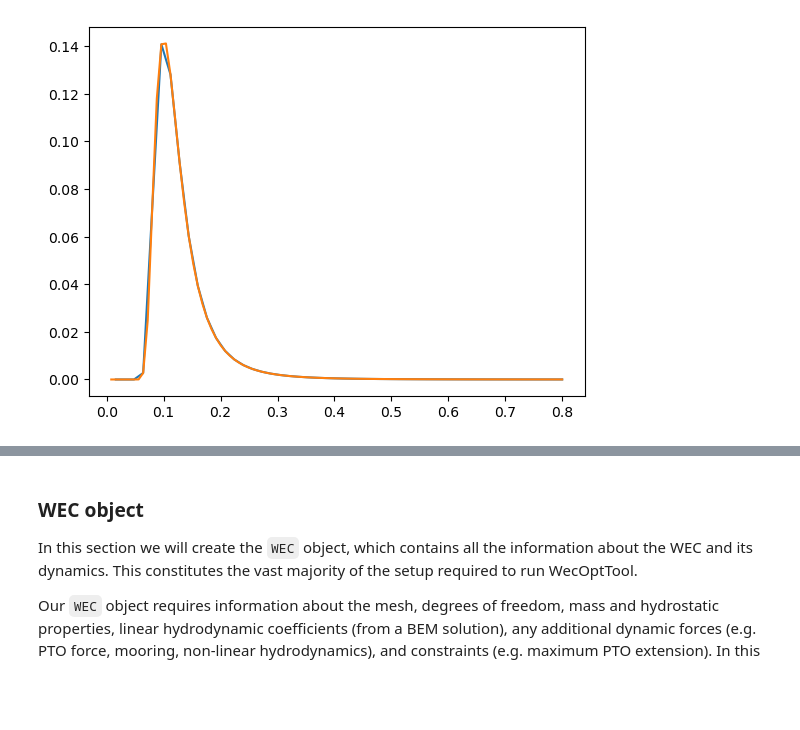
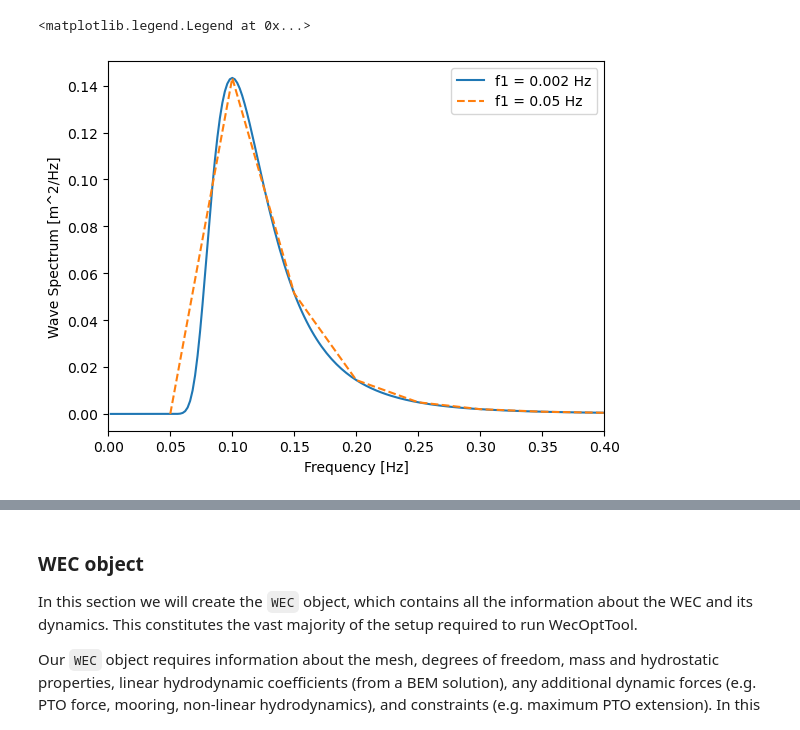
Before and after one commit to jtgrasb/WecOptTool, a Jupyter notebook: examples/tutorial_1_WaveBot.ipynb, the cells around one changed output, grey strips where cells are left out. Saved outputs shown, nothing was run; the diff lists cells and outputs as text; code cells hidden in the pictures; blank space fills up the shorter version.

```diff
--- a/examples/tutorial_1_WaveBot.ipynb
+++ b/examples/tutorial_1_WaveBot.ipynb
@@ -29,32 +29,44 @@ import scipy
 import wecopttool as wot
 # %%
 # test integral of spectrum to see how consistent it is
-nfreqs = np.linspace(50,100,2)
+nfreqs = np.linspace(50,100,1)
 
 Hs = .4
 Tp = 10
 Pspec = []
 plt.figure()
 
-for nfreq in nfreqs:
+f1s = np.linspace(.002,.05,2)
+
+for f1 in f1s:
     # first, create waves normally and plot the absorbable power vs. number of frequencies
-    f1 = 0.8/nfreq # Hz
+    nfreq = np.round(.8/f1)
+    #f1 = 0.8/nfreq # Hz
 
     freq = wot.frequency(f1, nfreq, False) # False -> no zero frequency
     fp = 1/Tp
     spectrum = lambda f: wot.waves.pierson_moskowitz_spectrum(f, fp, Hs)
     efth = wot.waves.omnidirectional_spectrum(f1, int(nfreq), spectrum, "Pierson-Moskowitz")
     waves_irregular = wot.waves.long_crested_wave(efth, nrealizations = 1)
 
     ampSpect = abs(waves_irregular.sel(realization=0).values)
+    if f1 < .01:
+        plt.plot(freq,efth,label=f'f1 = {f1} Hz')
+    else:
+        plt.plot(freq,efth,'--',label=f'f1 = {f1} Hz')
 
-    plt.plot(freq,efth)
+    plt.xlim([0,.4])
     df = f1
 
     spectInt = sum(df*efth)
     Pspec.append(spectInt)
+
+plt.xlabel('Frequency [Hz]')
+plt.ylabel('Wave Spectrum [m^2/Hz]')
+plt.legend()
 # %% [output]
+<matplotlib.legend.Legend at 0x...>
-[figure, old version]
+[figure, new version]
 # %%
 plt.figure()
 plt.plot(nfreqs,Pspec)
```
Also changed, not shown: parts of 20 cells of this notebook, 18 other files.
